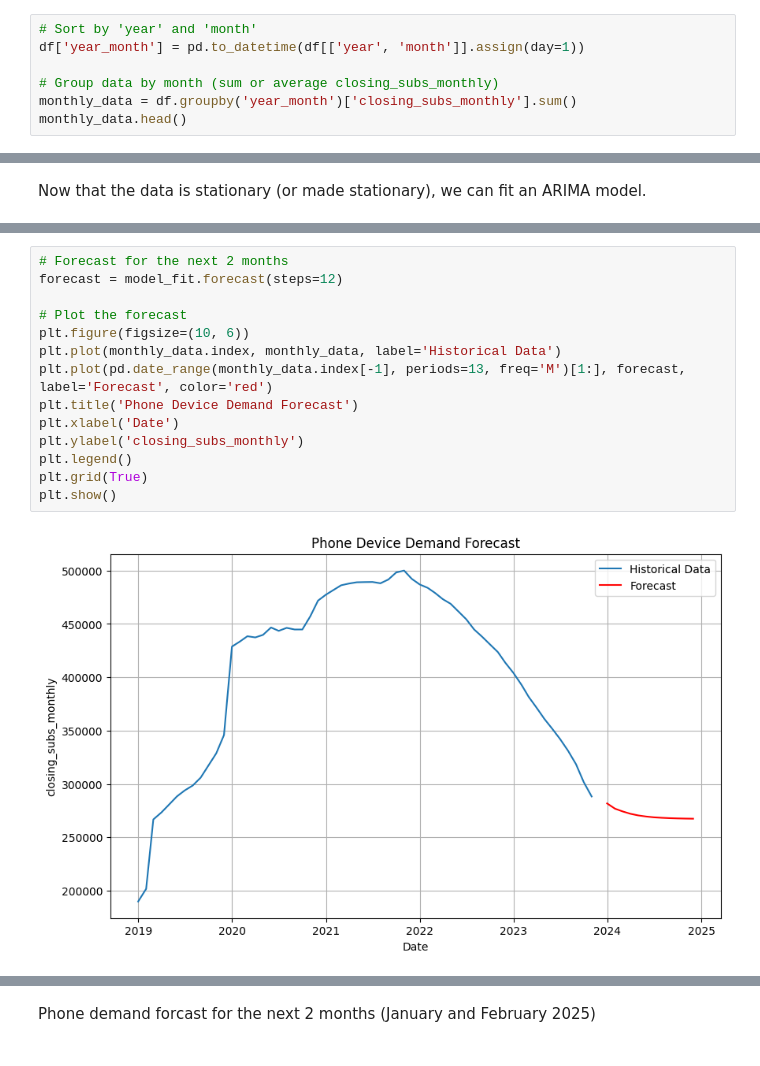
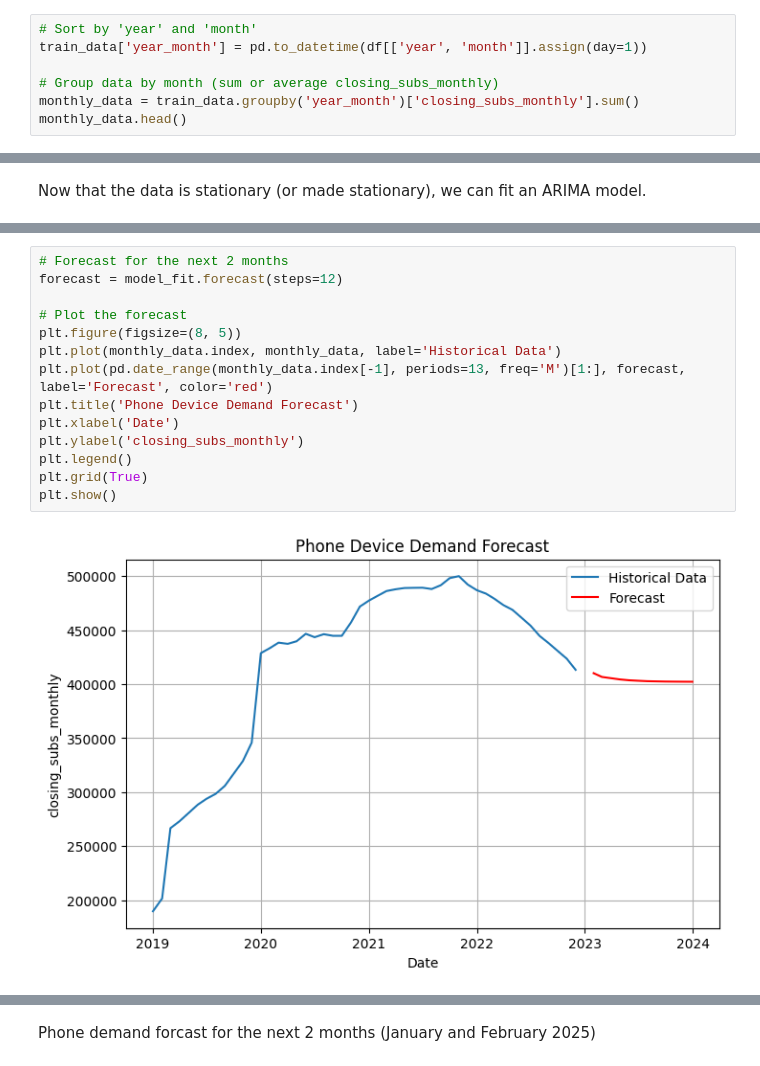
Before and after one commit to ChinSekYi/demand-forcasting-for-phone-devices, a Jupyter notebook: MODEL_TRAINING.ipynb, the cells around one changed output, grey strips where cells are left out. Saved outputs shown, nothing was run; the diff lists cells and outputs as text.

```diff
--- a/MODEL_TRAINING.ipynb
+++ b/MODEL_TRAINING.ipynb
@@ -75,8 +65,8 @@ train_data.head()
 # %%
 # Sort by 'year' and 'month'
-df['year_month'] = pd.to_datetime(df[['year', 'month']].assign(day=1))
+train_data['year_month'] = pd.to_datetime(df[['year', 'month']].assign(day=1))
 
 # Group data by month (sum or average closing_subs_monthly)
-monthly_data = df.groupby('year_month')['closing_subs_monthly'].sum()
+monthly_data = train_data.groupby('year_month')['closing_subs_monthly'].sum()
 monthly_data.head()
 # %% [output]
@@ -160,19 +132,19 @@ Warnings:
 # %%
 # Forecast for the next 2 months
 forecast = model_fit.forecast(steps=12)
 
 # Plot the forecast
-plt.figure(figsize=(10, 6))
+plt.figure(figsize=(8, 5))
 plt.plot(monthly_data.index, monthly_data, label='Historical Data')
 plt.plot(pd.date_range(monthly_data.index[-1], periods=13, freq='M')[1:], forecast, label='Forecast', color='red')
 plt.title('Phone Device Demand Forecast')
 plt.xlabel('Date')
 plt.ylabel('closing_subs_monthly')
 plt.legend()
 plt.grid(True)
 plt.show()
 # %% [output]
-[figure, old version]
+[figure, new version]
 # %%
 from sklearn.metrics import mean_absolute_error, mean_squared_error
 import numpy as np
```
Also changed, not shown: parts of 13 cells of this notebook.
